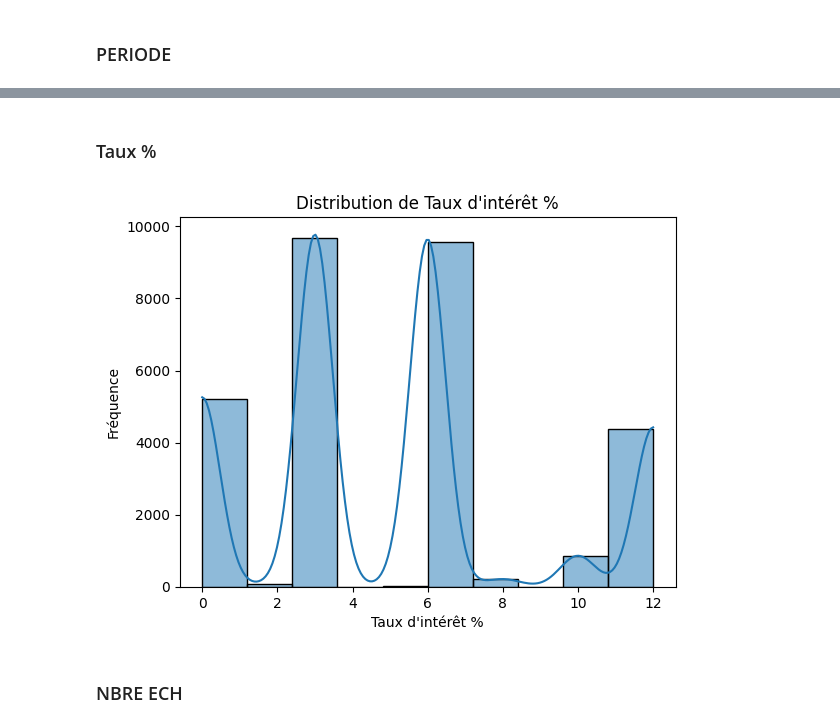
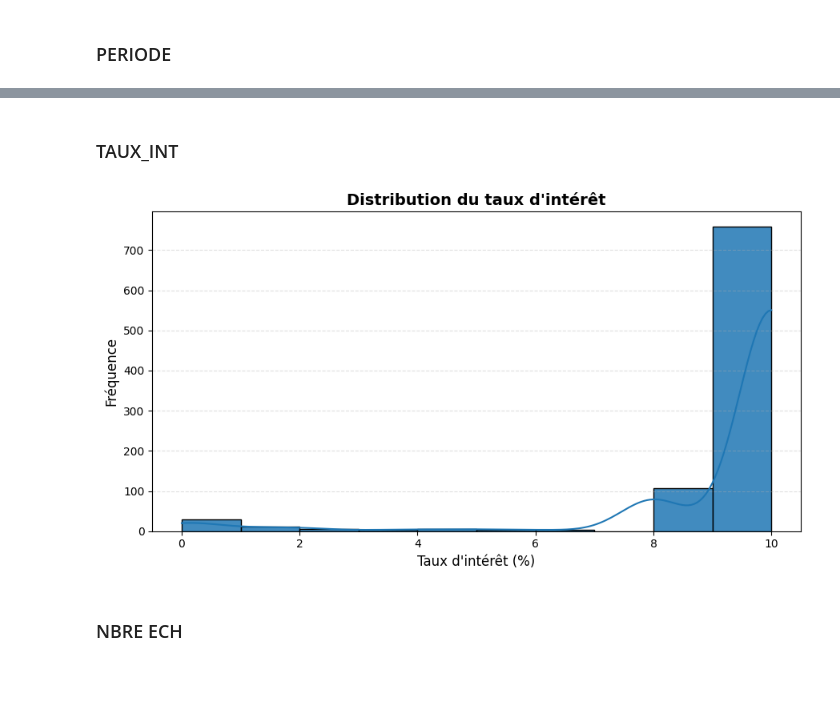
Before and after one commit to medmoude/cdd-credit-risk-scoring, a Jupyter notebook: main.ipynb, the cells around one changed output, grey strips where cells are left out. Saved outputs shown, nothing was run; the diff lists cells and outputs as text; code cells hidden in the pictures; blank space fills up the shorter version.

```diff
--- a/main.ipynb
+++ b/main.ipynb
@@ -205,2 +8,4 @@ Name: proportion, dtype: float64
 # %% [markdown]
 # Analyse Descriptive
+# %%
+df = pd.read_excel('data/clean_data.xlsx')
@@ -378,14 +235,27 @@ plt.show()
 # %% [markdown]
-### Taux %
+### TAUX_INT
 # %%
-sns.histplot(df['Taux %'], bins=10, kde=True)
+data = df['TAUX_INT'].dropna()
 
-plt.xlabel("Taux d'intérêt %")
-plt.ylabel('Fréquence')
-plt.title("Distribution de Taux d'intérêt %")
+plt.figure(figsize=(9, 5))
+
+sns.histplot(
+    data,
+    bins=10,
+    kde=True,
+    edgecolor='black',
+    alpha=0.85
+)
+
+plt.title("Distribution du taux d'intérêt", fontsize=14, fontweight='bold')
+plt.xlabel("Taux d'intérêt (%)", fontsize=12)
+plt.ylabel("Fréquence", fontsize=12)
+
+plt.grid(axis='y', linestyle='--', alpha=0.4)
+plt.tight_layout()
 plt.show()
 # %% [output]
-[figure, old version]
+[figure, new version]
 # %% [markdown]
 ### NBRE ECH
 # %%
```
Also changed, not shown: parts of 57 cells of this notebook, 1 other file.
